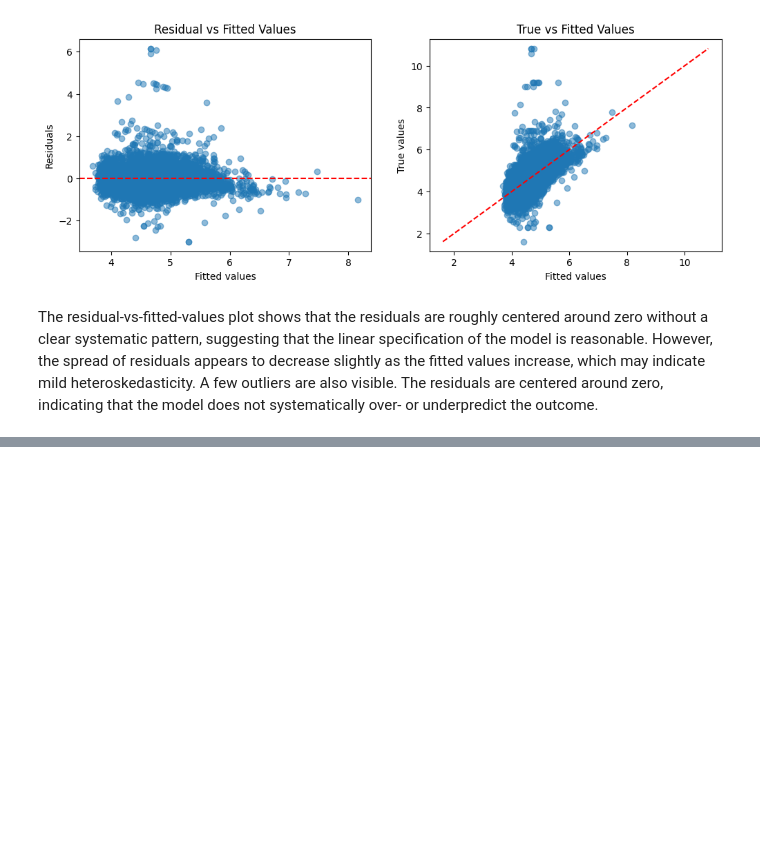
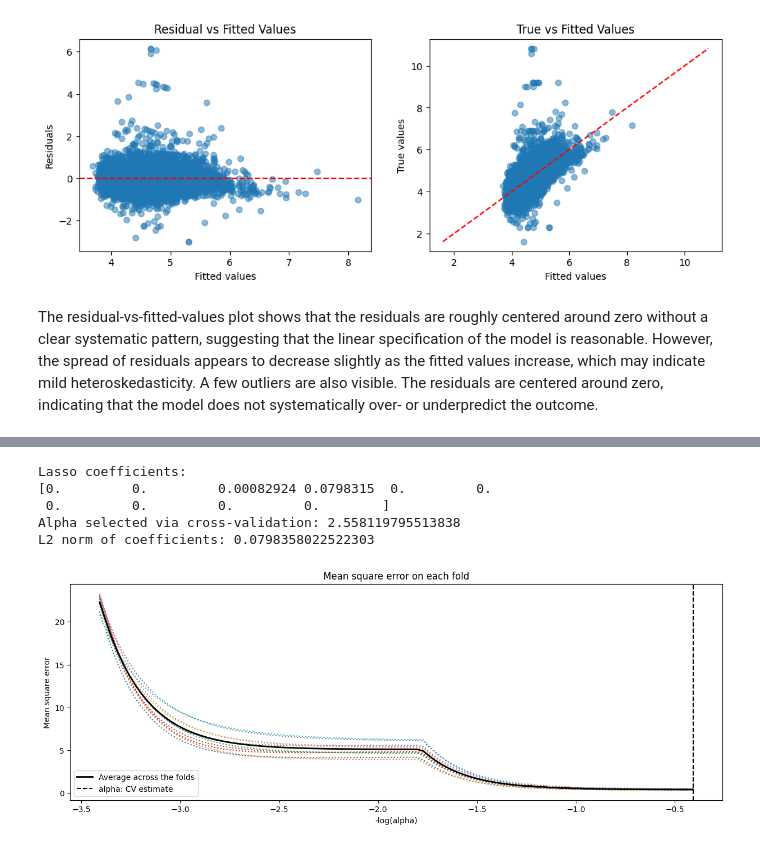
Before and after one commit to Niclas5/Examination-WS25-26, a Jupyter notebook: Aufgabe2.ipynb, the cells around one changed output, grey strips where cells are left out. Drawn from its saved outputs; the diff is of its cells as text; code cells hidden in the pictures; blank space fills up the shorter version.

```diff
--- a/Aufgabe2.ipynb
+++ b/Aufgabe2.ipynb
@@ -124,0 +215,50 @@ The residuals are centered around zero, indicating that the model does not syste
+# %%
+# Aufgabe_2_5
+
+lasso_reg = sklearn.linear_model.LassoCV(cv=10, fit_intercept=False)
+model = lasso_reg.fit(regressor, outcome)
+
+# Koeffizienten
+print("Lasso coefficients:")
+print(model.coef_)
+
+# Alpha selected via cross-validation
+print("Alpha selected via cross-validation:", model.alpha_)
+
+# L2-Norm der Koeffizienten
+print("L2 norm of coefficients:", np.linalg.norm(model.coef_, 2))
+
+# Display results
+m_log_alphas = -np.log10(model.alphas_)
+
+plt.figure(1, figsize=(15,5))
+
+plt.plot(m_log_alphas, model.mse_path_, ':')
+plt.plot(
+    m_log_alphas,
+    model.mse_path_.mean(axis=-1),
+    'k',
+    label='Average across the folds',
+    linewidth=2
+)
+
+plt.axvline(
+    -np.log10(model.alpha_),
+    linestyle='--',
+    color='k',
+    label='alpha: CV estimate'
+)
+
+plt.legend()
+plt.xlabel('-log(alpha)')
+plt.ylabel('Mean square error')
+plt.title('Mean square error on each fold')
+plt.axis('tight')
+plt.show()
+# %% [output]
+Lasso coefficients:
+[0.         0.         0.00082924 0.0798315  0.         0.
+ 0.         0.         0.         0.        ]
+Alpha selected via cross-validation: 2.558119795513838
+L2 norm of coefficients: 0.0798358022522303
+[figure, added]
```
Also changed, not shown: parts of 3 cells of this notebook.
